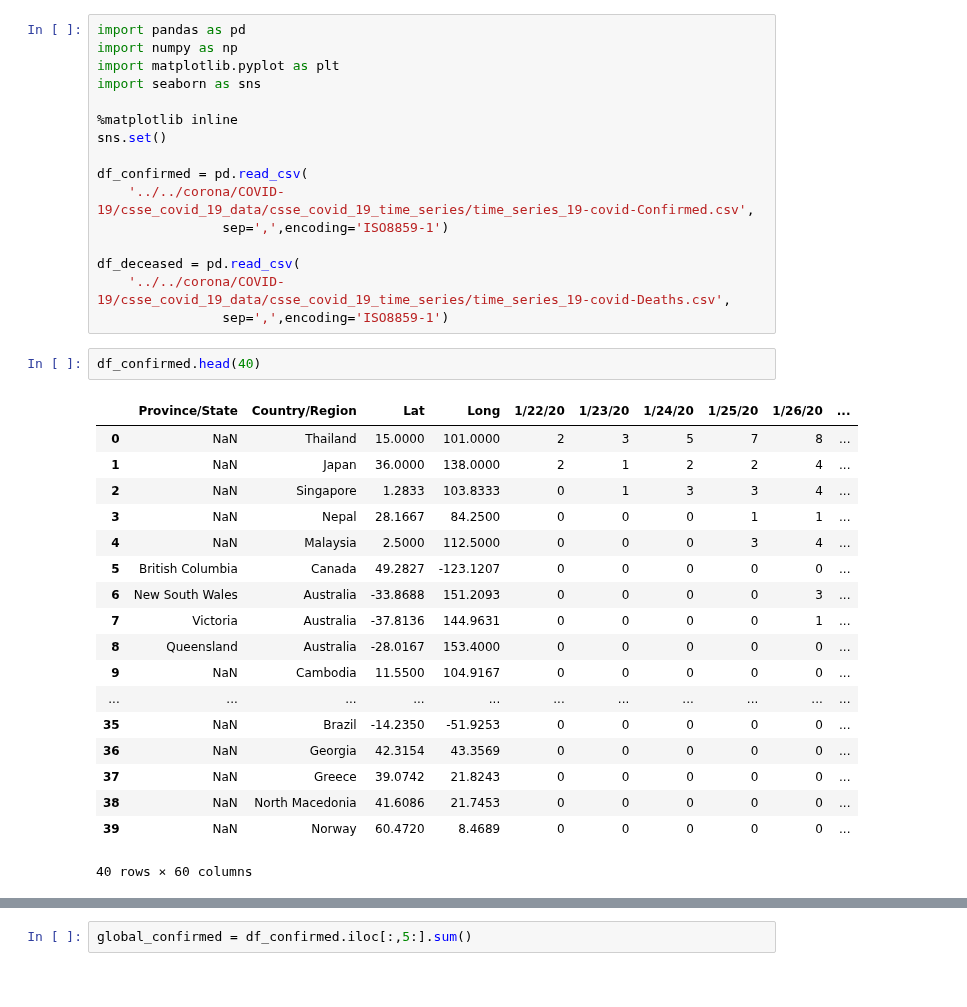
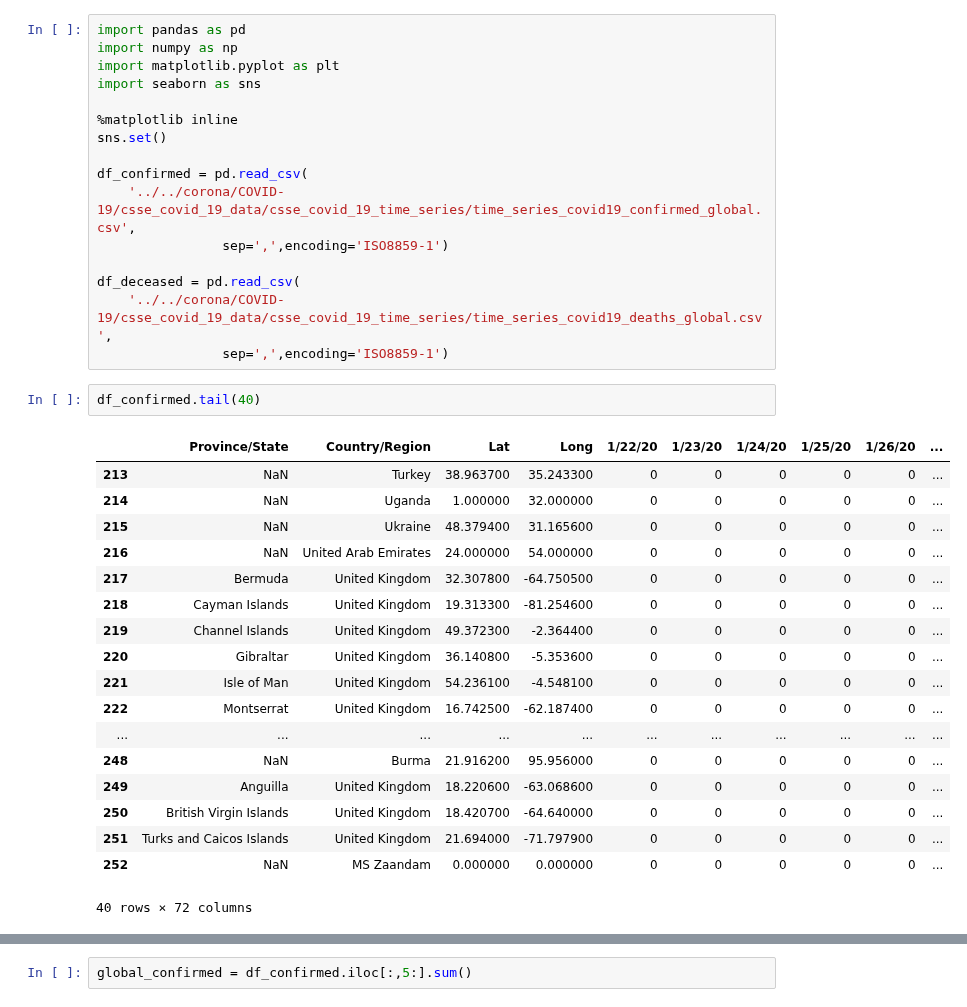
Before and after one commit to tolex3/note, a Jupyter notebook: covid_confirmed.ipynb, the cells around one changed output, grey strips where cells are left out. Drawn from its saved outputs; the diff is of its cells as text.

```diff
--- a/covid_confirmed.ipynb
+++ b/covid_confirmed.ipynb
@@ -8,30 +8,30 @@ import seaborn as sns
 sns.set()
 
 df_confirmed = pd.read_csv(
-    '../../corona/COVID-19/csse_covid_19_data/csse_covid_19_time_series/time_series_19-covid-Confirmed.csv',
+    '../../corona/COVID-19/csse_covid_19_data/csse_covid_19_time_series/time_series_covid19_confirmed_global.csv',
                 sep=',',encoding='ISO8859-1')
 
 df_deceased = pd.read_csv(
-    '../../corona/COVID-19/csse_covid_19_data/csse_covid_19_time_series/time_series_19-covid-Deaths.csv',
+    '../../corona/COVID-19/csse_covid_19_data/csse_covid_19_time_series/time_series_covid19_deaths_global.csv',
                 sep=',',encoding='ISO8859-1')
 # %%
-df_confirmed.head(40)
+df_confirmed.tail(40)
 # %% [output]
 |  | Province/State | Country/Region | Lat | Long | 1/22/20 | 1/23/20 | 1/24/20 | 1/25/20 | 1/26/20 | ... |
-| 0 | NaN | Thailand | 15.0000 | 101.0000 | 2 | 3 | 5 | 7 | 8 | ... |
-| 1 | NaN | Japan | 36.0000 | 138.0000 | 2 | 1 | 2 | 2 | 4 | ... |
-| 2 | NaN | Singapore | 1.2833 | 103.8333 | 0 | 1 | 3 | 3 | 4 | ... |
-| 3 | NaN | Nepal | 28.1667 | 84.2500 | 0 | 0 | 0 | 1 | 1 | ... |
-| 4 | NaN | Malaysia | 2.5000 | 112.5000 | 0 | 0 | 0 | 3 | 4 | ... |
-| 5 | British Columbia | Canada | 49.2827 | -123.1207 | 0 | 0 | 0 | 0 | 0 | ... |
-| 6 | New South Wales | Australia | -33.8688 | 151.2093 | 0 | 0 | 0 | 0 | 3 | ... |
-| 7 | Victoria | Australia | -37.8136 | 144.9631 | 0 | 0 | 0 | 0 | 1 | ... |
-| 8 | Queensland | Australia | -28.0167 | 153.4000 | 0 | 0 | 0 | 0 | 0 | ... |
-| 9 | NaN | Cambodia | 11.5500 | 104.9167 | 0 | 0 | 0 | 0 | 0 | ... |
+| 213 | NaN | Turkey | 38.963700 | 35.243300 | 0 | 0 | 0 | 0 | 0 | ... |
+| 214 | NaN | Uganda | 1.000000 | 32.000000 | 0 | 0 | 0 | 0 | 0 | ... |
+| 215 | NaN | Ukraine | 48.379400 | 31.165600 | 0 | 0 | 0 | 0 | 0 | ... |
+| 216 | NaN | United Arab Emirates | 24.000000 | 54.000000 | 0 | 0 | 0 | 0 | 0 | ... |
+| 217 | Bermuda | United Kingdom | 32.307800 | -64.750500 | 0 | 0 | 0 | 0 | 0 | ... |
+| 218 | Cayman Islands | United Kingdom | 19.313300 | -81.254600 | 0 | 0 | 0 | 0 | 0 | ... |
+| 219 | Channel Islands | United Kingdom | 49.372300 | -2.364400 | 0 | 0 | 0 | 0 | 0 | ... |
+| 220 | Gibraltar | United Kingdom | 36.140800 | -5.353600 | 0 | 0 | 0 | 0 | 0 | ... |
+| 221 | Isle of Man | United Kingdom | 54.236100 | -4.548100 | 0 | 0 | 0 | 0 | 0 | ... |
+| 222 | Montserrat | United Kingdom | 16.742500 | -62.187400 | 0 | 0 | 0 | 0 | 0 | ... |
 | ... | ... | ... | ... | ... | ... | ... | ... | ... | ... | ... |
-| 35 | NaN | Brazil | -14.2350 | -51.9253 | 0 | 0 | 0 | 0 | 0 | ... |
-| 36 | NaN | Georgia | 42.3154 | 43.3569 | 0 | 0 | 0 | 0 | 0 | ... |
-| 37 | NaN | Greece | 39.0742 | 21.8243 | 0 | 0 | 0 | 0 | 0 | ... |
-| 38 | NaN | North Macedonia | 41.6086 | 21.7453 | 0 | 0 | 0 | 0 | 0 | ... |
-| 39 | NaN | Norway | 60.4720 | 8.4689 | 0 | 0 | 0 | 0 | 0 | ... |
+| 248 | NaN | Burma | 21.916200 | 95.956000 | 0 | 0 | 0 | 0 | 0 | ... |
+| 249 | Anguilla | United Kingdom | 18.220600 | -63.068600 | 0 | 0 | 0 | 0 | 0 | ... |
+| 250 | British Virgin Islands | United Kingdom | 18.420700 | -64.640000 | 0 | 0 | 0 | 0 | 0 | ... |
+| 251 | Turks and Caicos Islands | United Kingdom | 21.694000 | -71.797900 | 0 | 0 | 0 | 0 | 0 | ... |
+| 252 | NaN | MS Zaandam | 0.000000 | 0.000000 | 0 | 0 | 0 | 0 | 0 | ... |
-40 rows × 60 columns
+40 rows × 72 columns
```
Also changed, not shown: parts of 12 cells of this notebook, 2 other files.
